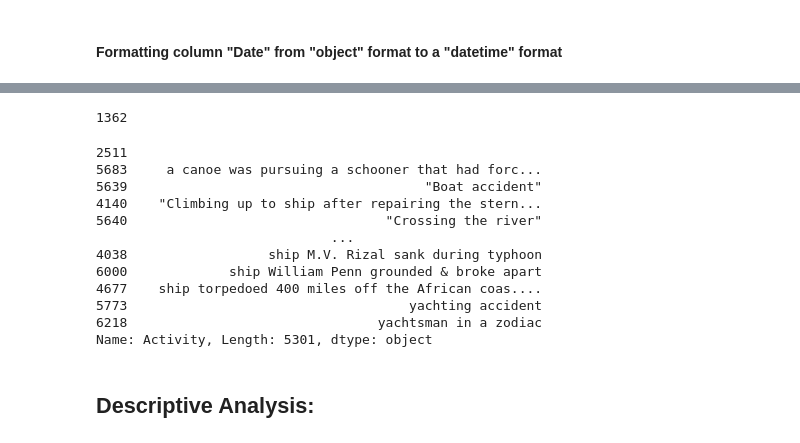
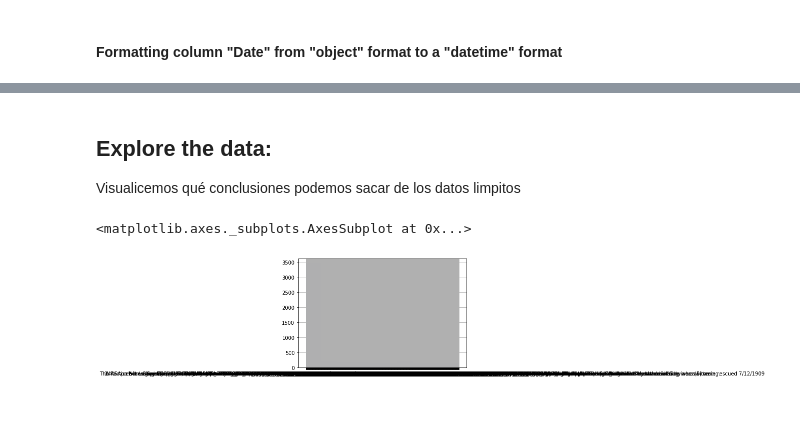
Before and after one commit to ironhack-bcn-data-june-2020/PR02-project-pandas, a Jupyter notebook: Project 2 - Shark Attacks.ipynb, the cells around one changed output, grey strips where cells are left out. Cells and saved outputs as stored; diff of their text form; code cells hidden in the pictures; blank space fills up the shorter version.

```diff
--- a/Project 2 - Shark Attacks.ipynb
+++ b/Project 2 - Shark Attacks.ipynb
@@ -226,0 +292,3 @@ reshaped_sharks.sample(50)
+# %%
+#Por qué hay dos filas cuyo género es "M" pero me lo cuenta como si fuera diferente?
+df["Sex"] = df["Sex"] == "F" | df["Sex"] == "M"
@@ -226,0 +339,5 @@ reshaped_sharks.sample(50)
+# %%
+#Queremos desprendernos de Questionable y Boatomg
+df = df[df.Type != "Questionable"]
+df = df[df.Type != "Boatomg"]
+df.shape
@@ -227 +398,4 @@ reshaped_sharks.sample(50)
+# %%
+
+df["Agua movidilla"] = df
 # %% [markdown]
@@ -246,9 +443,9 @@ reshaped_dated_sharks = reshaped_sharks.drop
 #df['DATE']=pd.to_datetime(df['DATE'])
 #reshaped_sharks["Date"] = pd.to_datetime(reshaped_sharks["Date"])
 # %%
-from datetime import datetime
-df = pd.DataFrame({'Date':['25-Jun-2018']})
-from functools import partial
-to_datetime = partial(pd.to_datetime, format='%d-%b-%Y')
-reshaped_sharks['Date'] = reshaped_sharks['Date'].apply(to_datetime)
-reshaped_sharks.dtypes
+#from datetime import datetime
+#df = pd.DataFrame({'Date':['25-Jun-2018']})
+#from functools import partial
+#to_datetime = partial(pd.to_datetime, format='%d-%b-%Y')
+#reshaped_sharks['Date'] = reshaped_sharks['Date'].apply(to_datetime)
+#reshaped_sharks.dtypes
@@ -310,22 +452,9 @@ gerund_ing_only = gerund_ing.filter(axis = 1)
-# %%
-gerund.nunique()
-# %% [output]
-1362
-# %%
-#Nos salen 1362 "actividades" diferentes en las que se ha dado un ataque... Vamos a ordenarlos:
-gerund.sort_values(ascending=True)
-# %% [output]
-2511
-5683     a canoe was pursuing a schooner that had forc...
-5639                                      "Boat accident"
-4140    "Climbing up to ship after repairing the stern...
-5640                                 "Crossing the river"
-                              ...
-4038                  ship M.V. Rizal sank during typhoon
-6000             ship William Penn grounded & broke apart
-4677    ship torpedoed 400 miles off the African coas....
-5773                                    yachting accident
-6218                                yachtsman in a zodiac
-Name: Activity, Length: 5301, dtype: object
-# %% [markdown]
-## Descriptive Analysis:
+# %% [markdown]
+## Explore the data:
+
+Visualicemos qué conclusiones podemos sacar de los datos limpitos
+# %%
+df.Activity.hist()
+# %% [output]
+<matplotlib.axes._subplots.AxesSubplot at 0x...>
+[figure, added]
```
Also changed, not shown: parts of 40 cells of this notebook.
